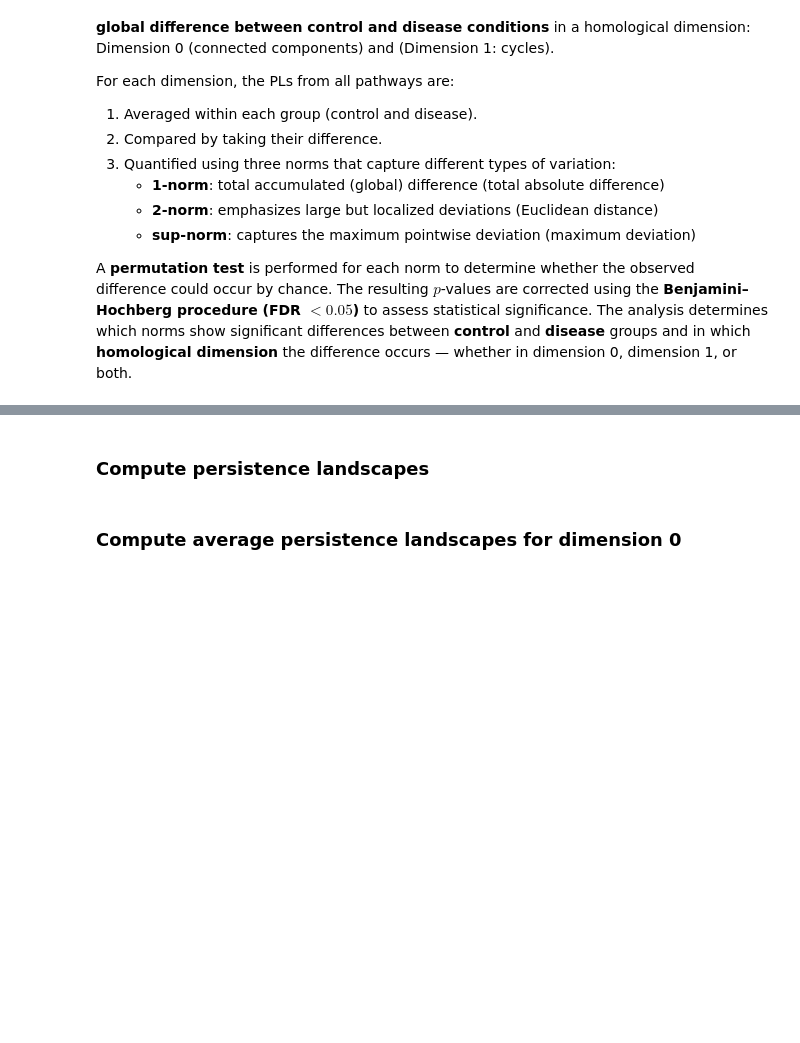
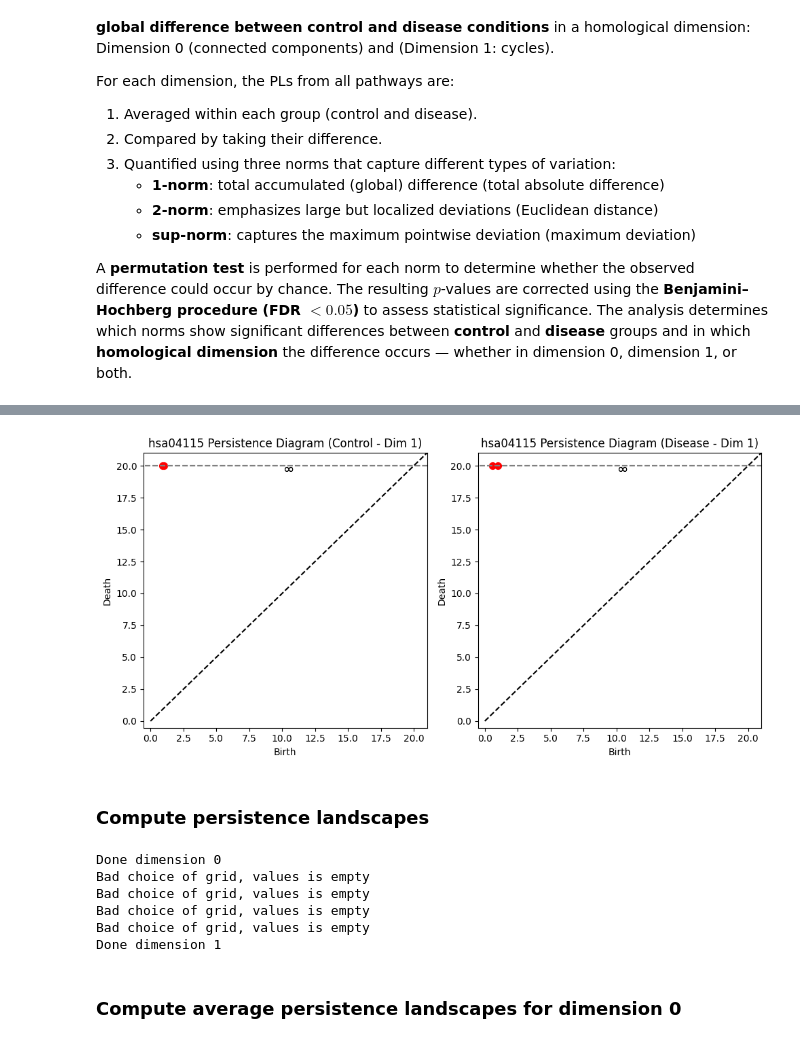
Before and after one commit to DrMSAbdullahi/GenPath-PPH, a Jupyter notebook: notebooks/genpath_pph_global.ipynb, the cells around one changed output, grey strips where cells are left out. Cells and saved outputs as stored; diff of their text form; code cells hidden in the pictures; blank space fills up the shorter version.

```diff
--- a/notebooks/genpath_pph_global.ipynb
+++ b/notebooks/genpath_pph_global.ipynb
@@ -84,3 +127,19 @@ path_ids = ['hsa00230', 'hsa00380', 'hsa04141', 'hsa04010', 'hsa04014',
+# %%
+##
+# Example usage (Dimension 1)
+##
+path_id = 'hsa04115' # Pathway ID (KEGG hsa codes) - p53 signaling pathway
+
+# Load the persistent pairs
+pers_pairs_control = persistent_pairs_dict['1'][path_id]['control']
+pers_pairs_disease = persistent_pairs_dict['1'][path_id]['disease']
+
+# Plot the persistent diagrams in subplot format, with an option to save the plot
+plot_persistent_diagrams(path_id, pers_pairs_control, pers_pairs_disease, dim=1, distance_type='absolute', save_plot=False)
+# %% [output]
+[figure, added]
+# %% [markdown]
+### Compute persistence landscapes
 # %%
 # Convert a list of persistence pairs into format required by Persim
 def persim_ready_diagram(diagram):
@@ -112,8 +171,6 @@ pds_disease = [
     [np.array(persistent_pairs_dict[dim][path_id]['disease']) for dim in ['0', '1']]  # dim0 and dim1
     for path_id in path_ids
 ]
-# %% [markdown]
-### Compute persistence landscapes
 # %%
 # Compute persisstence lansdscapes
 approx_persistent_landscapes = {
@@ -149,6 +206,13 @@ for dim in [0, 1]:
 
 # Output the final observed_statistics
 #print(approx_persistent_landscapes)
+# %% [output]
+Done dimension 0
+Bad choice of grid, values is empty
+Bad choice of grid, values is empty
+Bad choice of grid, values is empty
+Bad choice of grid, values is empty
+Done dimension 1
 # %%
 # Extract persistence landscapes per condition and dimension
 cpls_0 = [approx_persistent_landscapes[0][p]['control'] for p in approx_persistent_landscapes[1].keys()]
```
Also changed, not shown: parts of 12 cells of this notebook, 2 other files.
